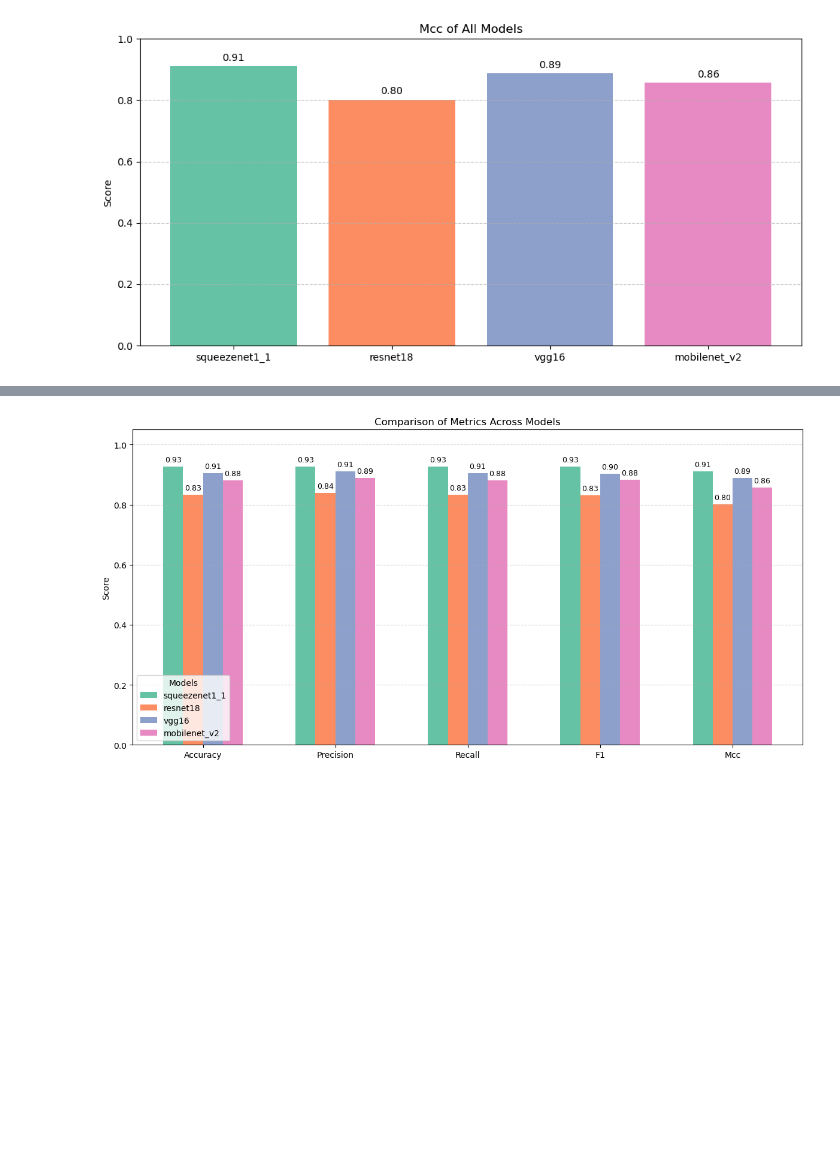
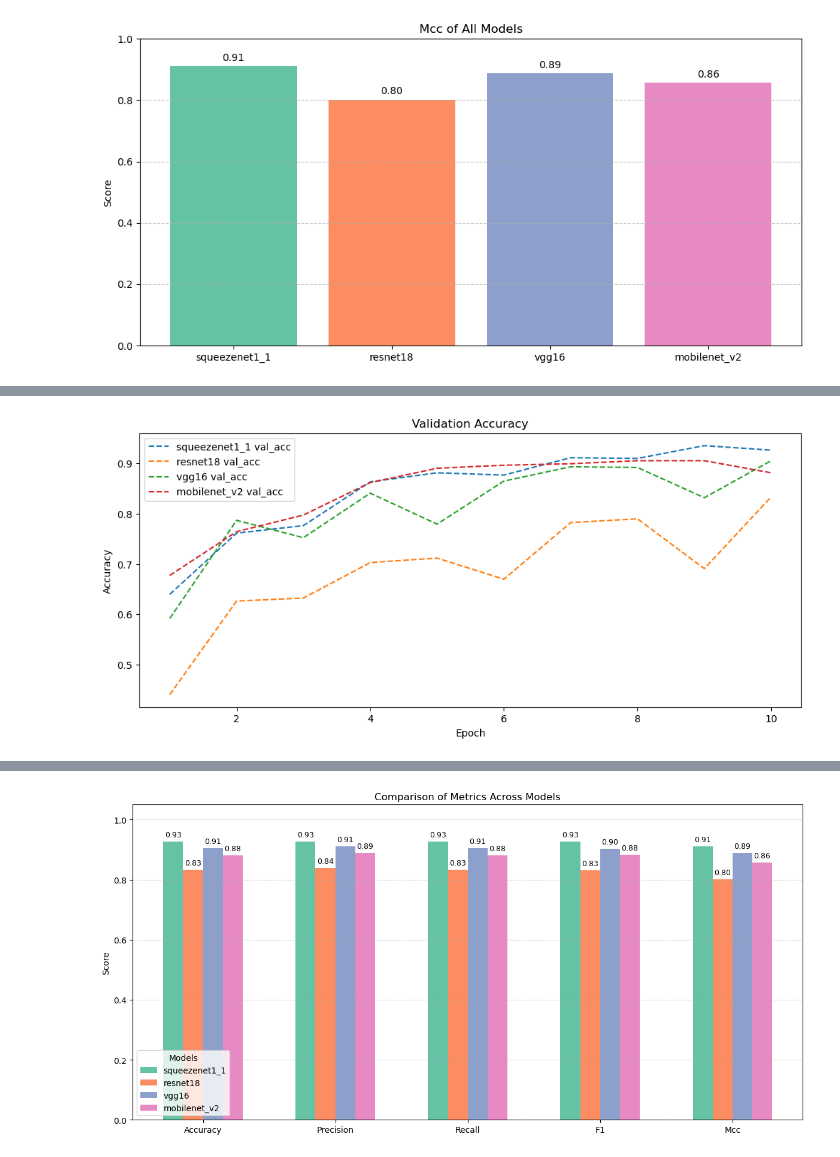
Before and after one commit to SpoorthiKalakuntla/GazelleforCervicalCancerwithComparisions, a Jupyter notebook: gazelle3.ipynb, the cells around one changed output, grey strips where cells are left out. Saved outputs shown, nothing was run; the diff lists cells and outputs as text; code cells hidden in the pictures; blank space fills up the shorter version.

```diff
--- a/gazelle3.ipynb
+++ b/gazelle3.ipynb
@@ -425,0 +465,13 @@ for metric in metrics_list:
+# %%
+
+# ——— Line Plot for Accuracy ————————————————————————
+plt.figure(figsize=(12, 5))
+for name, h in histories.items():
+    plt.plot(epochs, h['val_acc'], '--', label=f'{name} val_acc')
+plt.xlabel('Epoch')
+plt.ylabel('Accuracy')
+plt.title('Validation Accuracy')
+plt.legend()
+plt.show()
+# %% [output]
+[figure, added]
```
Also changed, not shown: parts of 8 cells of this notebook.
